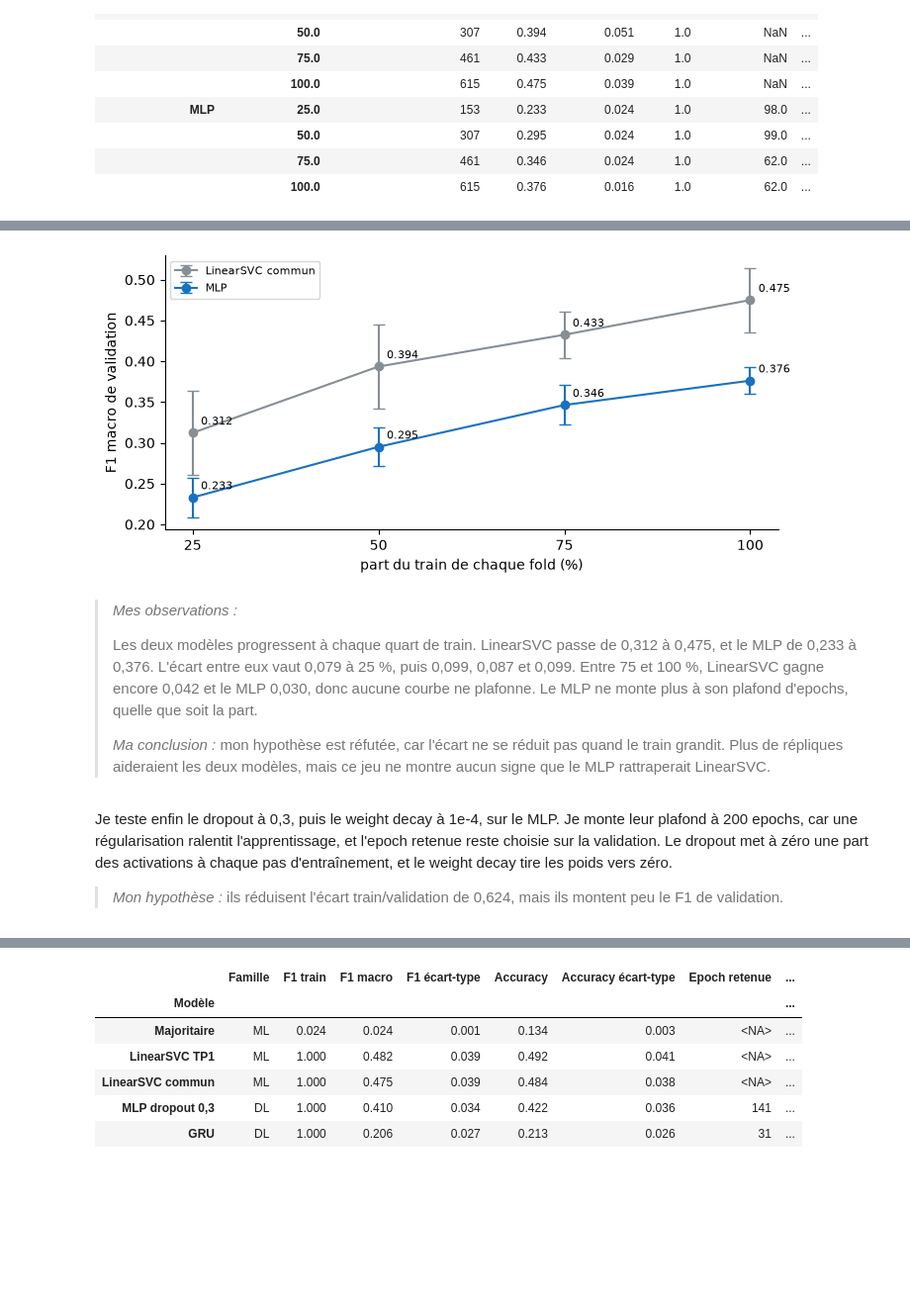
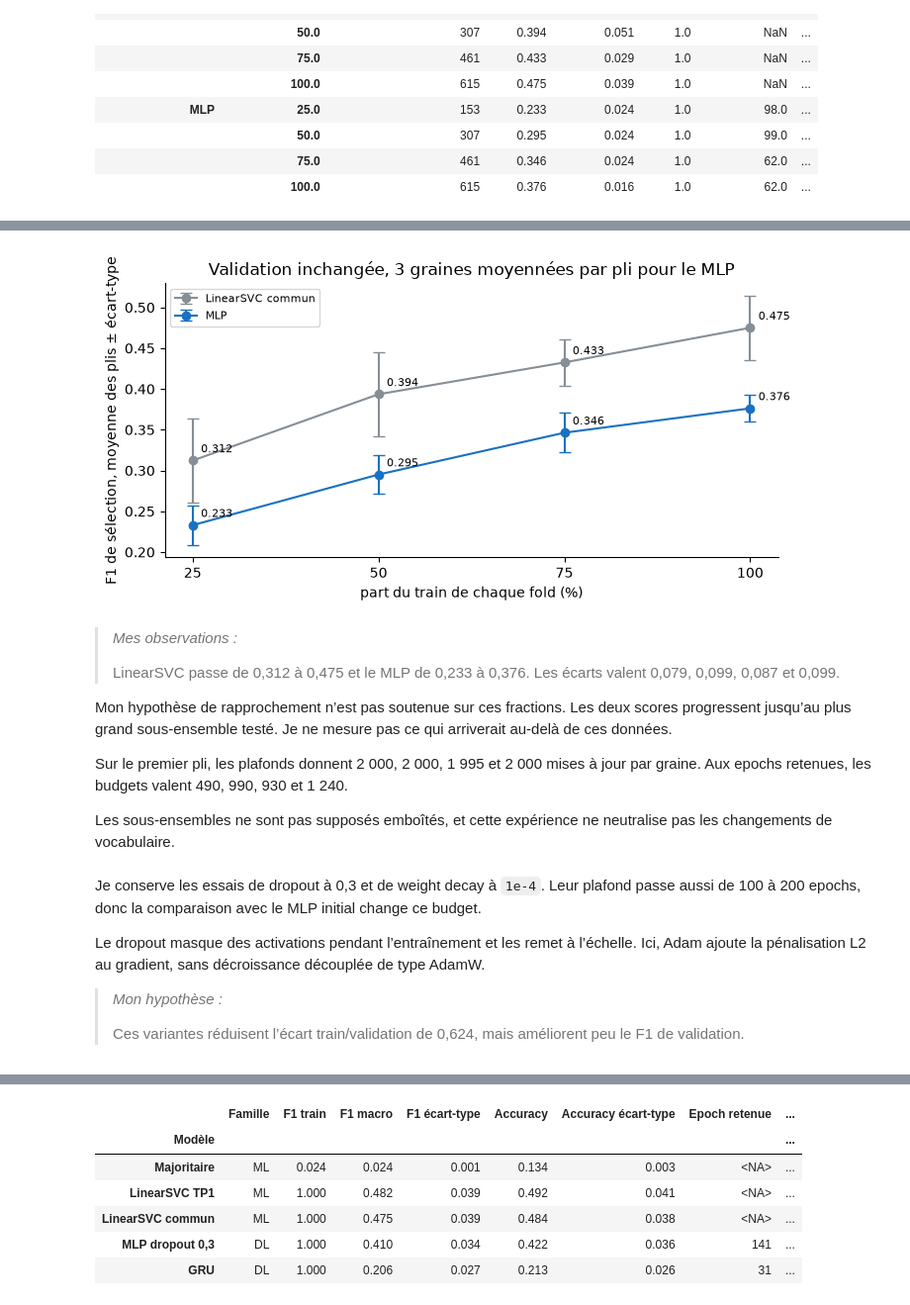
Before and after one commit to mcrayssac/ING3_IAA_GB_NLP, a Jupyter notebook: TP2_NLP_deep_learning.ipynb, the cells around one changed output, grey strips where cells are left out. Shown at 99% size. Cells and saved outputs as stored; diff of their text form; code cells hidden in the pictures; blank space fills up the shorter version.

```diff
--- a/TP2_NLP_deep_learning.ipynb
+++ b/TP2_NLP_deep_learning.ipynb
@@ -984,7 +1059,7 @@ from sklearn.metrics import accuracy_score, f1_score
 
 
 class ClassifieurTokens(nn.Module):
-    """Embeddings partagés, une représentation définie par la sous-classe, dix scores en sortie."""
+    """Même type de couche d’embeddings, représentation propre à chaque sous-classe, dix scores."""
 
     def __init__(self, taille_vocabulaire: int, reglages: dict, dim_representation: int):
         super().__init__()
@@ -1770,7 +1971,7 @@ def decrire_gradient(nom: str) -> str:
     return (f'{nom} : norme maximale {historiques["norme maximale"].max():.1f}, pic de la norme '
             f'moyenne à l’epoch {courbes[("norme moyenne", "mean")].idxmax()}, '
             f'{pourcentage(historiques["part plafonnée"].sum(), len(historiques)):.1f} % '
-            f'des batches plafonnés')
+            f'des batches plafonnés, moyenne entre epochs et runs')
 
 
 def tracer_gradients(noms: list) -> None:
@@ -1784,8 +1985,8 @@ def tracer_gradients(noms: list) -> None:
                      color=COULEURS[nom], label=nom)
     axes[0].axhline(REGLAGES['clip_gradient'], linestyle='--', color='#868e96',
                     label='seuil de plafonnement, 1')
-    axes[0].set(yscale='log', ylabel='norme moyenne avant plafonnement')
-    axes[1].set(ylabel='batches plafonnés (%)')
+    axes[0].set(yscale='log', ylabel='norme avant plafonnement\nmoyenne des batches puis des runs')
+    axes[1].set(ylabel='part moyenne des batches plafonnés (%)')
     for axe in axes:
         axe.set_xlabel('epoch')
         axe.legend(fontsize=8)
@@ -2314,18 +2631,21 @@ def tracer_matrice(axe, nom: str, matrice: pd.DataFrame) -> None:
     lignes = en_pourcentage(matrice)
     axe.imshow(lignes, cmap='Blues', vmin=0, vmax=100)
     for (ligne, colonne), valeur in np.ndenumerate(lignes.to_numpy()):
-        axe.text(colonne, ligne, f'{valeur:.0f}', ha='center', va='center', fontsize=8,
+        axe.text(colonne, ligne, f'{valeur:.0f}%\n{matrice.iloc[ligne, colonne]}', ha='center',
+                 va='center', fontsize=8,
                  color='white' if valeur > 50 else 'black')
     axe.set_xticks(range(len(CLASSES)), CLASSES, rotation=90, fontsize=8)
     axe.set_yticks(range(len(CLASSES)), CLASSES, fontsize=8)
-    axe.set(title=f'{nom}, % de chaque locuteur réel', xlabel='Locuteur prédit',
+    axe.set(title=f'{nom}\n% par ligne et effectifs de prédictions', xlabel='Locuteur prédit',
             ylabel='Locuteur réel')
 
 
 matrices = {nom: matrice_confusion(nom) for nom in MODELES_MATRICES}
-fig, axes = plt.subplots(1, 3, figsize=(21, 7))
-for axe, (nom, matrice) in zip(axes, matrices.items()):
+for nom, matrice in matrices.items():
+    fig, axe = plt.subplots(figsize=(8, 7))
     tracer_matrice(axe, nom, matrice)
-plt.tight_layout()
-plt.show()
+    repetitions = len(jeux_predictions(nom))
+    fig.suptitle(f'Validation : 769 répliques, {repetitions} prédiction(s) par réplique', y=1.02)
+    plt.tight_layout()
+    plt.show()
 # %% [output]
@@ -2542,10 +2886,12 @@ positions = np.arange(len(intra))
 fig, ax = plt.subplots(figsize=(8, 3.2))
 for decalage, colonne, couleur in ((-0.2, 'Dans la pièce (%)', '#1971c2'),
                                    (0.2, 'Hasard (%)', '#adb5bd')):
-    barres = ax.bar(positions + decalage, intra[colonne], 0.4, color=couleur, label=colonne)
+    barres = ax.bar(positions + decalage, intra[colonne], 0.4, color=couleur,
+                    label=colonne.replace('la pièce', 'le groupe reconstruit'))
     ax.bar_label(barres, labels=[f'{valeur:.1f}' for valeur in intra[colonne]], padding=2)
 ax.set_xticks(positions, intra.index)
-ax.set_ylabel('erreurs (%)')
+ax.set_ylabel('erreurs dans le groupe reconstruit (%)')
+ax.set_title('Erreurs de validation, proportions moyennées sur les graines')
 ax.legend(fontsize=8)
 ax.spines[['top', 'right']].set_visible(False)
 plt.show()
@@ -3056,26 +3487,36 @@ display(quantite.set_index(['Modèle', 'Part du train (%)']).round(3))
 # %%
 # Courbe d'apprentissage : F1 macro selon la part du train, avec l'écart-type entre folds.
 fig, ax = plt.subplots(figsize=(8, 3.6))
 for modele, lignes in quantite.groupby('Modèle', sort=False):
     ax.errorbar(lignes['Part du train (%)'], lignes['F1 macro'], yerr=lignes['F1 écart-type'],
                 marker='o', capsize=4, color=COULEURS[modele], label=modele)
     for part, f1 in zip(lignes['Part du train (%)'], lignes['F1 macro']):
         ax.annotate(f'{f1:.3f}', (part, f1), textcoords='offset points', xytext=(6, 6), fontsize=8)
 ax.set_xticks([100 * part for part in PARTS])
-ax.set(xlabel='part du train de chaque fold (%)', ylabel='F1 macro de validation')
+ax.set(xlabel='part du train de chaque fold (%)',
+       ylabel='F1 de sélection, moyenne des plis ± écart-type')
+ax.set_title('Validation inchangée, 3 graines moyennées par pli pour le MLP')
 ax.legend(fontsize=8)
 ax.spines[['top', 'right']].set_visible(False)
 plt.show()
 # %% [output]
-[figure, old version]
+[figure, new version]
 # %% [markdown]
 > *Mes observations :*
 >
-> Les deux modèles progressent à chaque quart de train. LinearSVC passe de 0,312 à 0,475, et le MLP de 0,233 à 0,376. L'écart entre eux vaut 0,079 à 25 %, puis 0,099, 0,087 et 0,099. Entre 75 et 100 %, LinearSVC gagne encore 0,042 et le MLP 0,030, donc aucune courbe ne plafonne. Le MLP ne monte plus à son plafond d'epochs, quelle que soit la part.
->
-> *Ma conclusion :* mon hypothèse est réfutée, car l'écart ne se réduit pas quand le train grandit. Plus de répliques aideraient les deux modèles, mais ce jeu ne montre aucun signe que le MLP rattraperait LinearSVC.
+> LinearSVC passe de 0,312 à 0,475 et le MLP de 0,233 à 0,376. Les écarts valent 0,079, 0,099, 0,087 et 0,099.
+
+Mon hypothèse de rapprochement n’est pas soutenue sur ces fractions. Les deux scores progressent jusqu’au plus grand sous-ensemble testé. Je ne mesure pas ce qui arriverait au-delà de ces données.
+
+Sur le premier pli, les plafonds donnent 2 000, 2 000, 1 995 et 2 000 mises à jour par graine. Aux epochs retenues, les budgets valent 490, 990, 930 et 1 240.
+
+Les sous-ensembles ne sont pas supposés emboîtés, et cette expérience ne neutralise pas les changements de vocabulaire.
 # %% [markdown]
-Je teste enfin le dropout à 0,3, puis le weight decay à 1e-4, sur le MLP. Je monte leur plafond à 200 epochs, car une régularisation ralentit l'apprentissage, et l'epoch retenue reste choisie sur la validation. Le dropout met à zéro une part des activations à chaque pas d'entraînement, et le weight decay tire les poids vers zéro.
+Je conserve les essais de dropout à 0,3 et de weight decay à `1e-4`. Leur plafond passe aussi de 100 à 200 epochs, donc la comparaison avec le MLP initial change ce budget.
 
-> *Mon hypothèse :* ils réduisent l'écart train/validation de 0,624, mais ils montent peu le F1 de validation.
+Le dropout masque des activations pendant l’entraînement et les remet à l’échelle. Ici, Adam ajoute la pénalisation L2 au gradient, sans décroissance découplée de type AdamW.
+
+> *Mon hypothèse :*
+>
+> Ces variantes réduisent l’écart train/validation de 0,624, mais améliorent peu le F1 de validation.
 # %%
```
Also changed, not shown: parts of 186 cells of this notebook, 4 other files.
